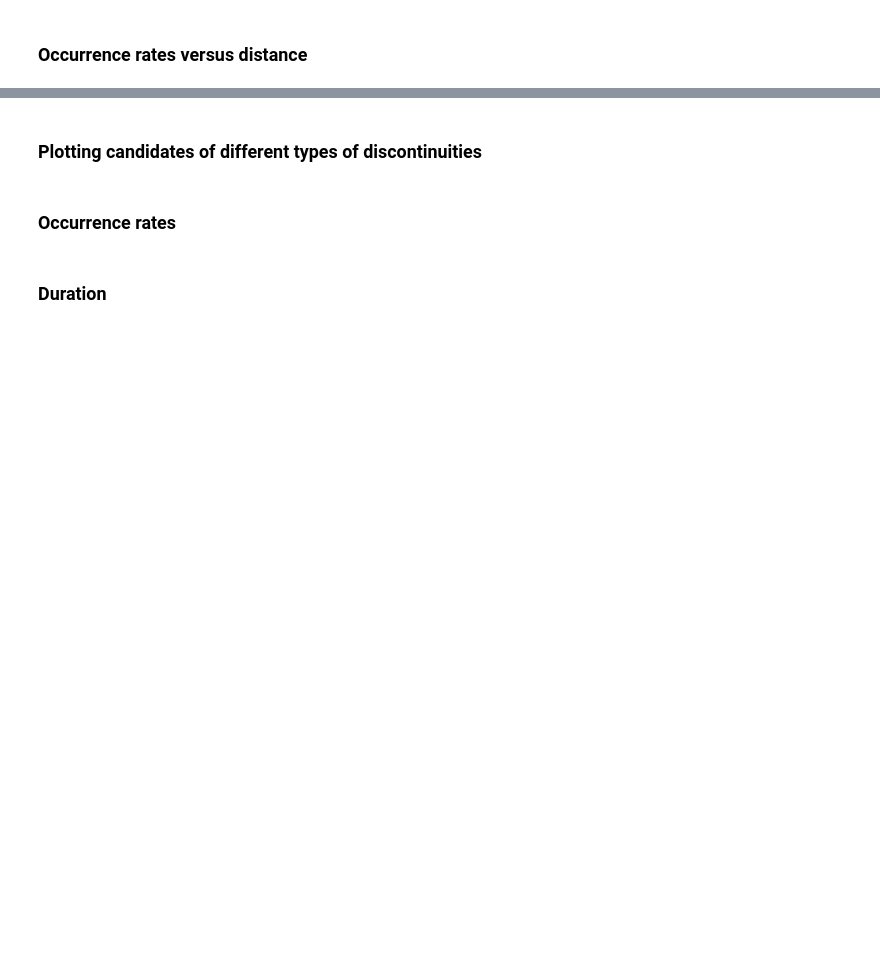
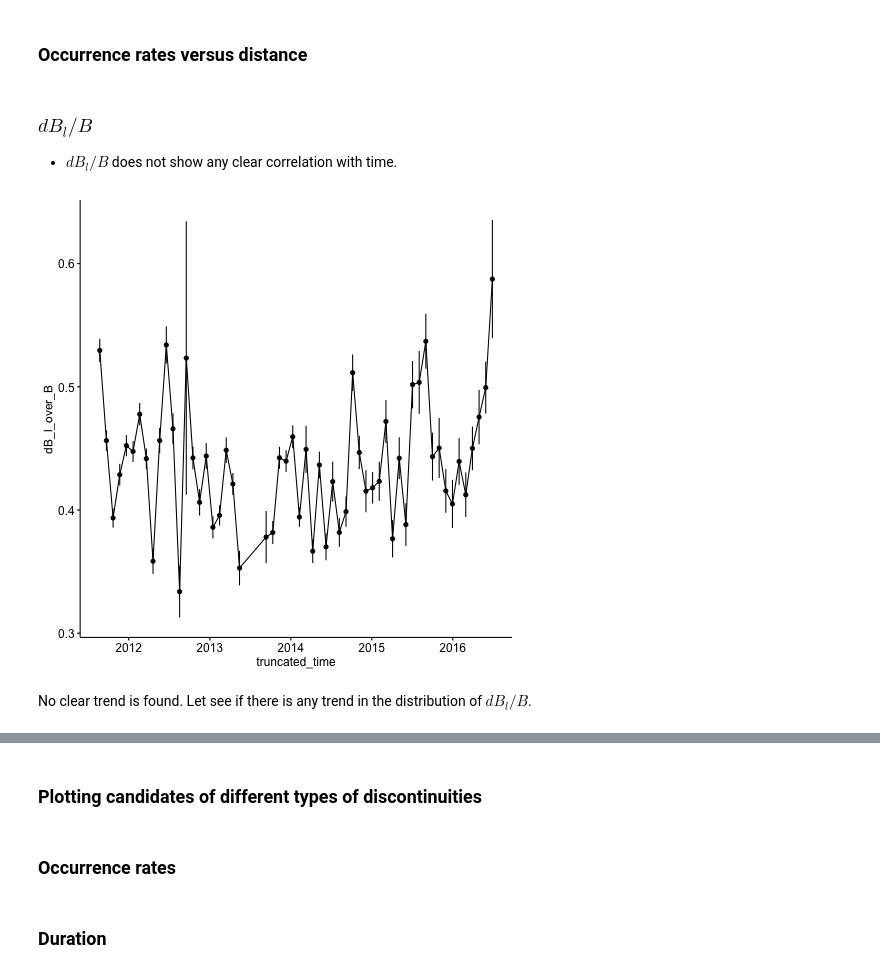
Before and after one commit to Beforerr/planet, a Jupyter notebook: nbs/_test.ipynb, the cells around one changed output, grey strips where cells are left out. Drawn from its saved outputs; the diff is of its cells as text; code cells hidden in the pictures; blank space fills up the shorter version.

```diff
--- a/nbs/_test.ipynb
+++ b/nbs/_test.ipynb
@@ -199,6 +152,9 @@ jno_candidates_filtered = jno_candidates.filter(
 ## Analysis
 # %% [markdown]
 #### Utils
+# %%
+def truncate_time(data: pl.LazyFrame, every, col_name='time'):
+    return data.with_columns(pl.col(col_name).dt.truncate(every).alias("truncated_time"))
 # %%
 %%R
 # Save the plot, if filename is provided
@@ -807,3 +742,32 @@ filename <- "or_by_distance_td_fit"
 ggsave(glue("images/{filename}.png"))
 ggsave(glue("images/{filename}.pdf"))
 p
+# %% [markdown]
+### $dB_l/B$
+
+- $dB_l/B$ does not show any clear correlation with time.
+# %%
+every = pd.Timedelta("30d")
+
+data = jno_candidates.with_columns(
+    (pl_norm(["dB_l", "dB_l", "dB_l"]) / pl.col('B')).alias("dB_vec_over_B"),
+    (pl.col("dB_l") / pl.col('B') ).abs().alias("dB_l_over_B"),
+).pipe(truncate_time, every=every)
+
+%R -i data -c conv_pl
+# %%
+%%R
+p1 <- ggline(
+    data, x = "truncated_time", y = "dB_l_over_B",
+    add = c("mean_se")
+)
+
+p1
+# p2 <- ggplot(data, aes(x=truncated_time, y=dB_l_over_B) ) +
+#   geom_bin2d()
+
+# ggarrange(p1, p2, nrow=2)
+# %% [output]
+[figure, added]
+# %% [markdown]
+No clear trend is found. Let see if there is any trend in the distribution of $dB_l/B$.
```
Also changed, not shown: parts of 86 cells of this notebook, 43 other files.
